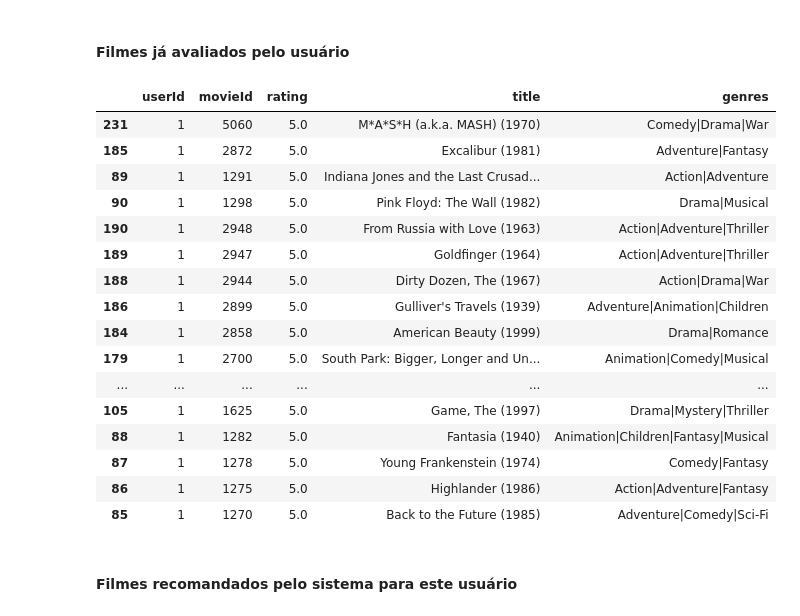
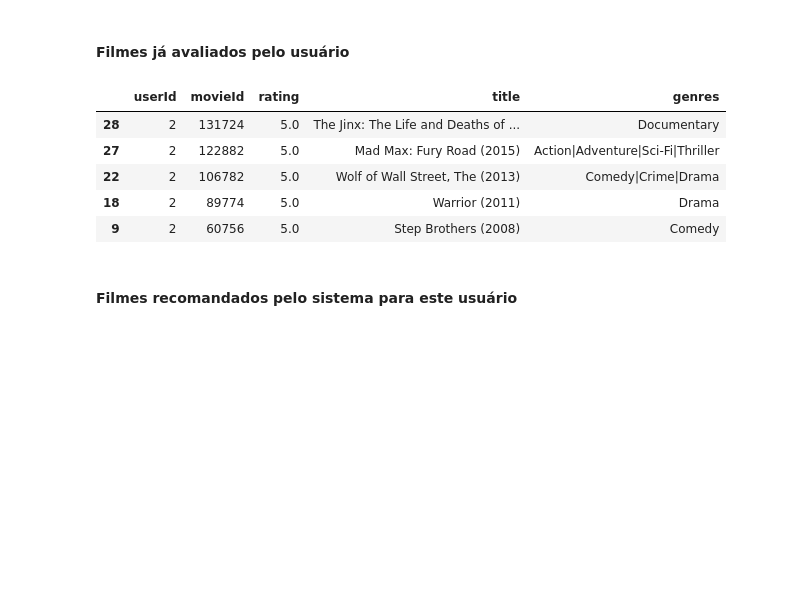
Before and after one commit to raissaccorreia/machine_learning, a Jupyter notebook: Matrix Factorization.ipynb, the cells around one changed output. Saved outputs shown, nothing was run; the diff lists cells and outputs as text; code cells hidden in the pictures; blank space fills up the shorter version.

```diff
--- a/Matrix Factorization.ipynb
+++ b/Matrix Factorization.ipynb
@@ -102,26 +100,18 @@ already_rated, predictions = recommend_movies(preds, 1, movies, ratings, 20)
+# %%
+user = 2 #id of user that will be tested
+already_rated, predictions = recommend_movies(preds, user, movies, ratings, 5)
 # %% [markdown]
 #### Filmes já avaliados pelo usuário
 # %%
-# Top 20 movies that User 1310 has rated
-already_rated.head(20)
+# Top 5 movies that User user has rated
+already_rated.head(5)
 # %% [output]
 |  | userId | movieId | rating | title | genres |
-| 231 | 1 | 5060 | 5.0 | M*A*S*H (a.k.a. MASH) (1970) | Comedy|Drama|War |
-| 185 | 1 | 2872 | 5.0 | Excalibur (1981) | Adventure|Fantasy |
-| 89 | 1 | 1291 | 5.0 | Indiana Jones and the Last Crusad... | Action|Adventure |
-| 90 | 1 | 1298 | 5.0 | Pink Floyd: The Wall (1982) | Drama|Musical |
-| 190 | 1 | 2948 | 5.0 | From Russia with Love (1963) | Action|Adventure|Thriller |
-| 189 | 1 | 2947 | 5.0 | Goldfinger (1964) | Action|Adventure|Thriller |
-| 188 | 1 | 2944 | 5.0 | Dirty Dozen, The (1967) | Action|Drama|War |
-| 186 | 1 | 2899 | 5.0 | Gulliver's Travels (1939) | Adventure|Animation|Children |
-| 184 | 1 | 2858 | 5.0 | American Beauty (1999) | Drama|Romance |
-| 179 | 1 | 2700 | 5.0 | South Park: Bigger, Longer and Un... | Animation|Comedy|Musical |
-| ... | ... | ... | ... | ... | ... |
-| 105 | 1 | 1625 | 5.0 | Game, The (1997) | Drama|Mystery|Thriller |
-| 88 | 1 | 1282 | 5.0 | Fantasia (1940) | Animation|Children|Fantasy|Musical |
-| 87 | 1 | 1278 | 5.0 | Young Frankenstein (1974) | Comedy|Fantasy |
-| 86 | 1 | 1275 | 5.0 | Highlander (1986) | Action|Adventure|Fantasy |
-| 85 | 1 | 1270 | 5.0 | Back to the Future (1985) | Adventure|Comedy|Sci-Fi |
+| 28 | 2 | 131724 | 5.0 | The Jinx: The Life and Deaths of ... | Documentary |
+| 27 | 2 | 122882 | 5.0 | Mad Max: Fury Road (2015) | Action|Adventure|Sci-Fi|Thriller |
+| 22 | 2 | 106782 | 5.0 | Wolf of Wall Street, The (2013) | Comedy|Crime|Drama |
+| 18 | 2 | 89774 | 5.0 | Warrior (2011) | Drama |
+| 9 | 2 | 60756 | 5.0 | Step Brothers (2008) | Comedy |
 # %% [markdown]
 #### Filmes recomandados pelo sistema para este usuário
 # %%
```
Also changed, not shown: parts of 8 cells of this notebook.
